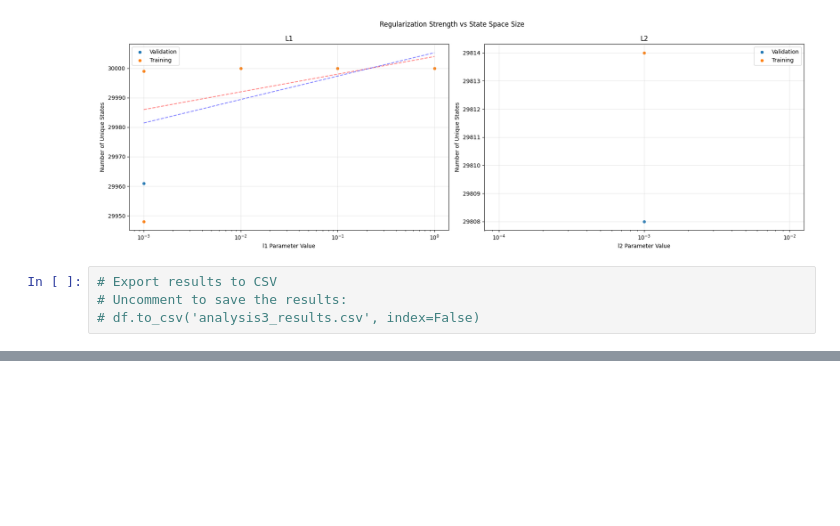
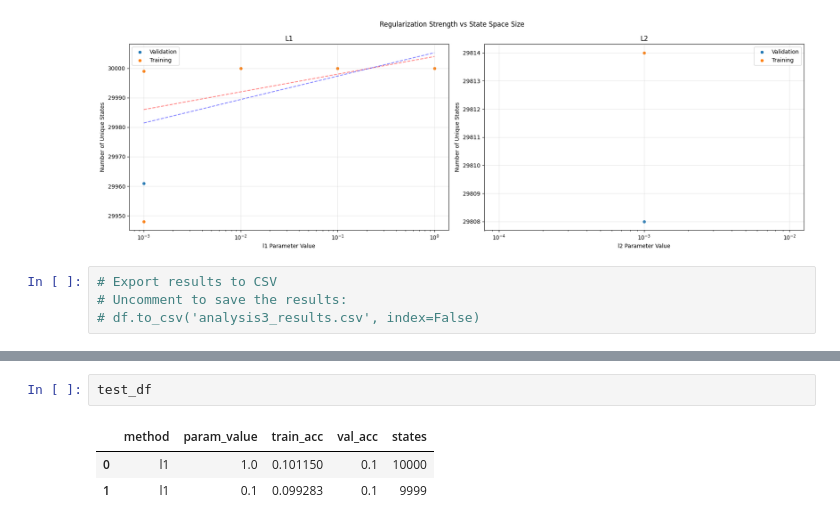
Before and after one commit to admsit0/tfg, a Jupyter notebook: analysis.ipynb, the cells around one changed output, grey strips where cells are left out. Saved outputs shown, nothing was run; the diff lists cells and outputs as text; blank space fills up the shorter version.

```diff
--- a/analysis.ipynb
+++ b/analysis.ipynb
@@ -362,0 +513,6 @@ plt.tight_layout()
+# %%
+test_df
+# %% [output]
+|  | method | param_value | train_acc | val_acc | states |
+| 0 | l1 | 1.0 | 0.101150 | 0.1 | 10000 |
+| 1 | l1 | 0.1 | 0.099283 | 0.1 | 9999 |
```
Also changed, not shown: parts of 7 cells of this notebook, 4 other files.
